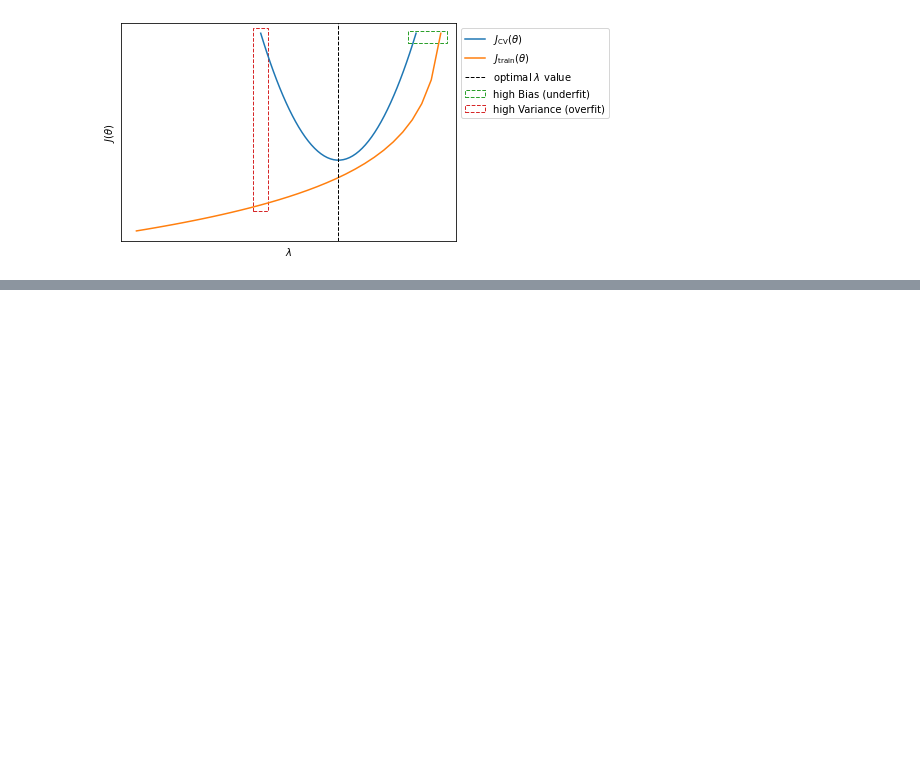
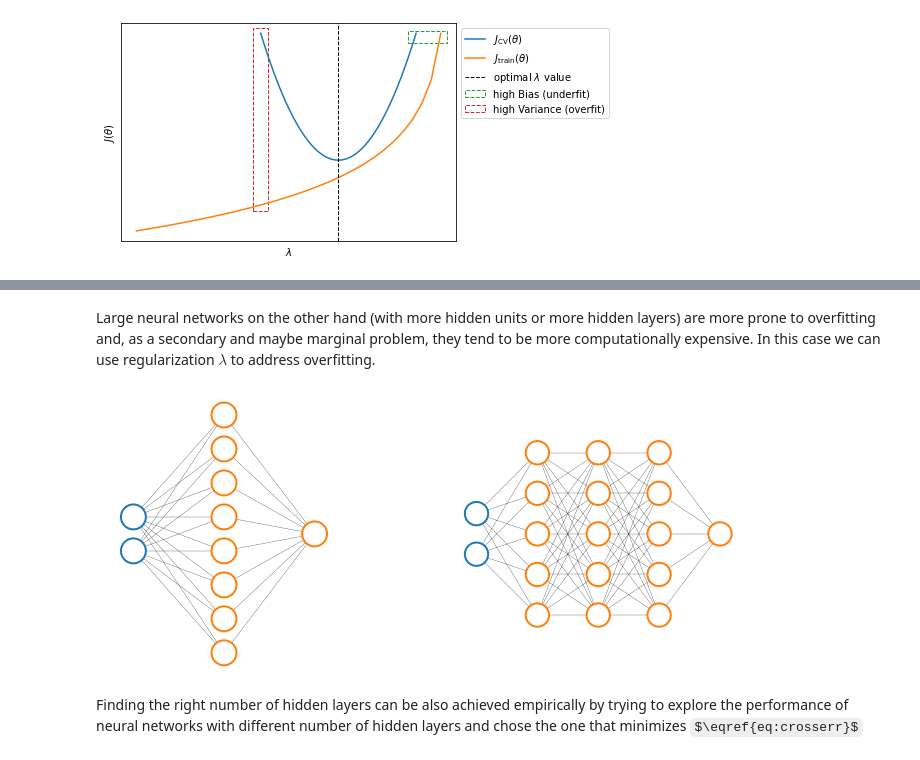
Before and after one commit to marnec/ML, a Jupyter notebook: ML-17-Diagnostic.ipynb, the cells around one changed output, grey strips where cells are left out. Saved outputs shown, nothing was run; the diff lists cells and outputs as text; code cells hidden in the pictures; some formulas as TeX source; blank space fills up the shorter version.

```diff
--- a/ML-17-Diagnostic.ipynb
+++ b/ML-17-Diagnostic.ipynb
@@ -309,0 +387,13 @@ _ = ax.legend(loc='upper left', bbox_to_anchor=(1, 1))
+# %% [markdown]
+Large neural networks on the other hand (with more hidden units or more hidden layers) are more prone to overfitting and, as a secondary and maybe marginal problem, they tend to be more computationally expensive. In this case we can use regularization $\lambda$ to address overfitting.
+# %%
+fig, axes = plt.subplots(1, 2, figsize=(12, 5))
+ax1, ax2 = axes
+ann([2, 8, 1], node_colors=True, ax=ax1, radius=2, node_lw=2)
+ann([2, 5, 5, 5, 1], node_colors=True, ax=ax2, radius=2.3, width=1.5, node_lw=2)
+for ax, l in zip(axes, 'AB'):
+    ax.set_aspect('equal')
+# %% [output]
+[figure, added]
+# %% [markdown]
+Finding the right number of hidden layers can be also achieved empirically by trying to explore the performance of neural networks with different number of hidden layers and chose the one that minimizes $\eqref{eq:crosserr}$
```
Also changed, not shown: parts of 8 cells of this notebook, 9 other files.
